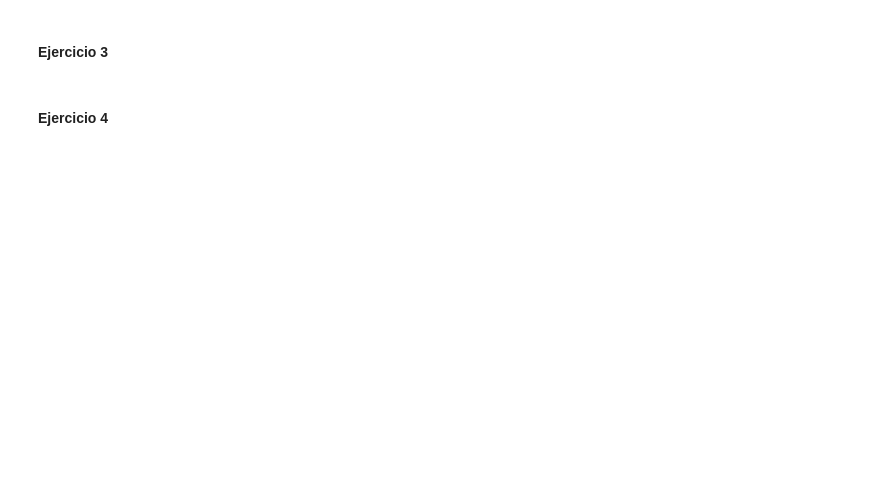
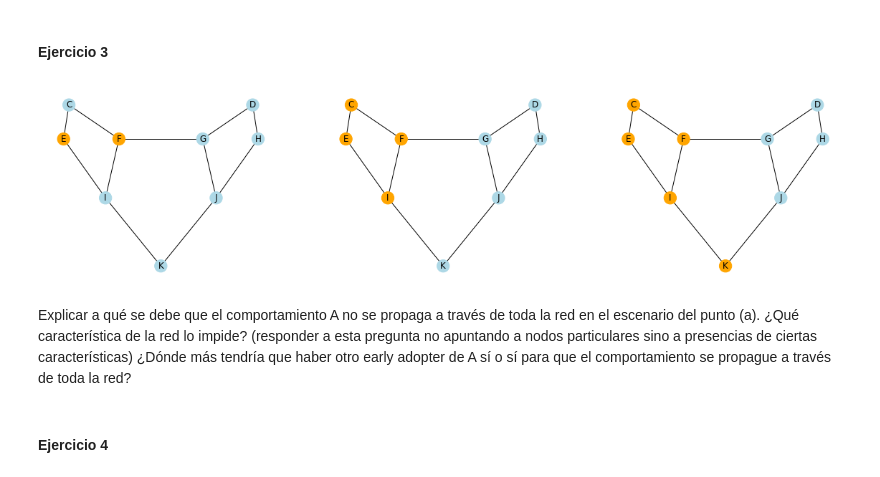
Before and after one commit to FdelMazo/7530-TDA2, a Jupyter notebook: Parcialito3/parcialito-3.ipynb, the cells around one changed output. Cells and saved outputs as stored; diff of their text form; code cells hidden in the pictures; blank space fills up the shorter version.

```diff
--- a/Parcialito3/parcialito-3.ipynb
+++ b/Parcialito3/parcialito-3.ipynb
@@ -57,4 +69,61 @@ los sistemas de votación no se está cumpliendo si, efectivamente, ganara A?
 # %% [markdown]
 #### Ejercicio 3
+# %%
+import numpy as np
+import networkx as nx
+import matplotlib.pyplot as plt
+from matplotlib import animation
+
+diffusion_G = nx.Graph()
+diffusion_G.add_nodes_from(['C', 'D', 'E', 'F', 'G', 'H', 'I', 'J', 'K'])
+diffusion_G.add_edges_from([('C', 'E'), ('C', 'F'), ('D', 'G'), ('D', 'H'), ('E', 'I'), ('F', 'I'), ('F', 'G'),
+                            ('G', 'J'), ('H', 'J'), ('I', 'K'), ('K', 'J')])
+
+# Vamos a usar el atributo Active para referirnos a que el comportamiento paso de 'B' a 'A'
+#   active undefined ==> B ==> Celeste
+#   active = true    ==> A ==> Naranja
+
+# E y F son early adopters
+diffusion_G.nodes['E']['active'] = True
+diffusion_G.nodes['F']['active'] = True
+
+fig, axes = plt.subplots(nrows=1, ncols=3, figsize=(20,5))
+ax = axes.flatten()
+
+def update(old_G):
+    G = old_G.copy()
+    to_activate = [] # We want to update all nodes in batch instead of in place,
+                     # to simulate a whole new step in the diffusion
+    for n in G.nodes:
+        neighbors = list(nx.neighbors(G, n))
+        active_neighbors = [n for n in neighbors if G.nodes[n].get('active')]
+        if len(active_neighbors) >= (len(neighbors) / 2):
+            to_activate.append(n)
+    for n in to_activate:
+        G.nodes[n]['active'] = True
+    return G
+
+def draw(G, ax):
+    node_color=['orange' if n[1] else 'lightblue' for n in G.nodes.data('active')]
+    nx.draw_networkx(G, node_color=node_color, pos=nx.spectral_layout(G), ax=ax)
+
+i = 0
+while True:
+    draw(diffusion_G, ax[i])
+    ax[i].set_axis_off()
+    next_G = update(diffusion_G)
+    if next_G.nodes(data=True) == diffusion_G.nodes(data=True):
+        break
+    diffusion_G = next_G
+    i += 1
+
+plt.show()
+# %% [output]
+[figure, added]
+# %% [markdown]
+Explicar a qué se debe que el comportamiento A no se propaga a través de toda la red en el escenario del punto
+(a). ¿Qué característica de la red lo impide? (responder a esta pregunta no apuntando a nodos particulares sino a
+presencias de ciertas características) ¿Dónde más tendría que haber otro early adopter de A sí o sí para que el
+comportamiento se propague a través de toda la red?
 # %% [markdown]
 #### Ejercicio 4
```
Also changed, not shown: parts of 3 cells of this notebook.
